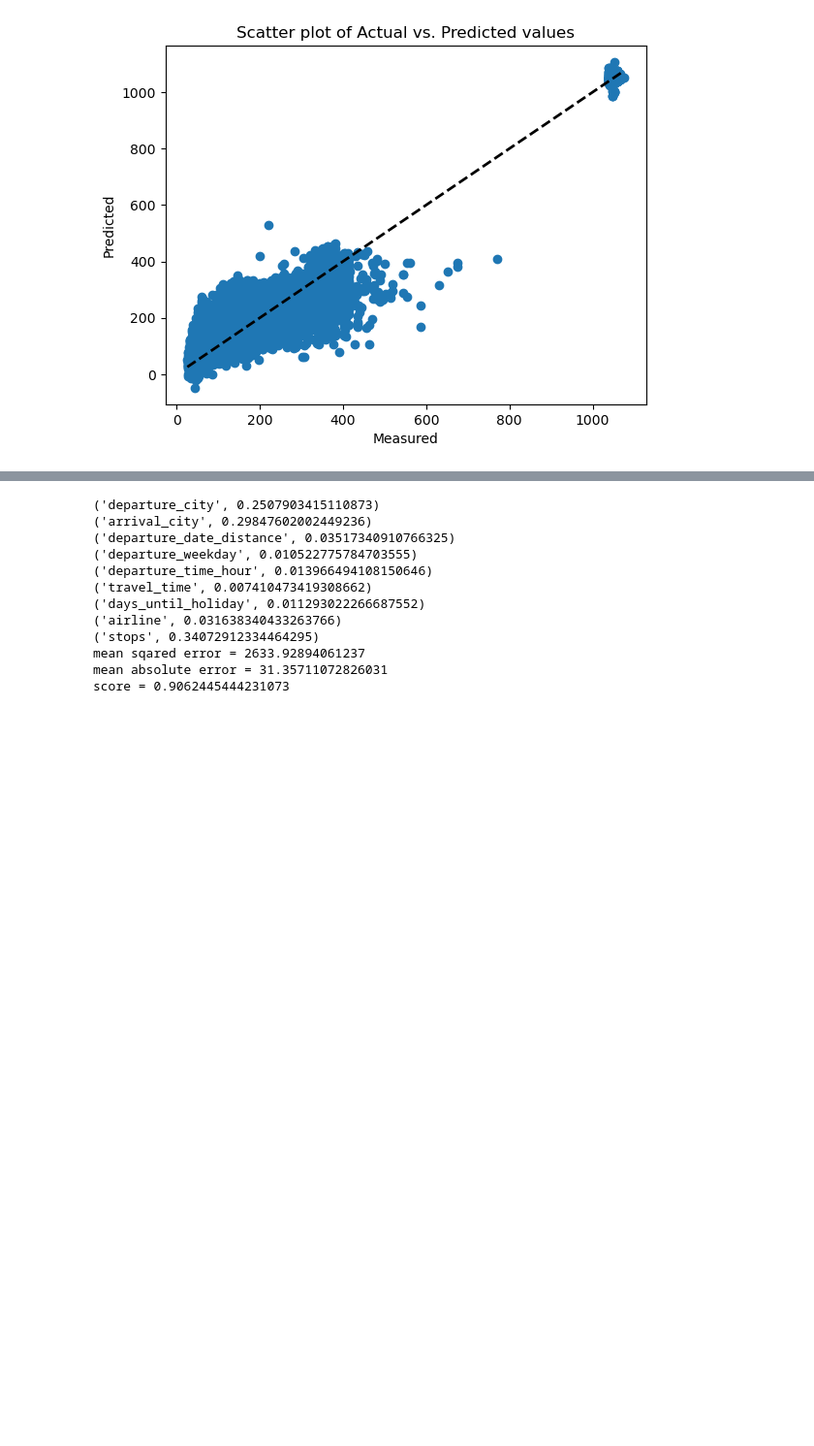
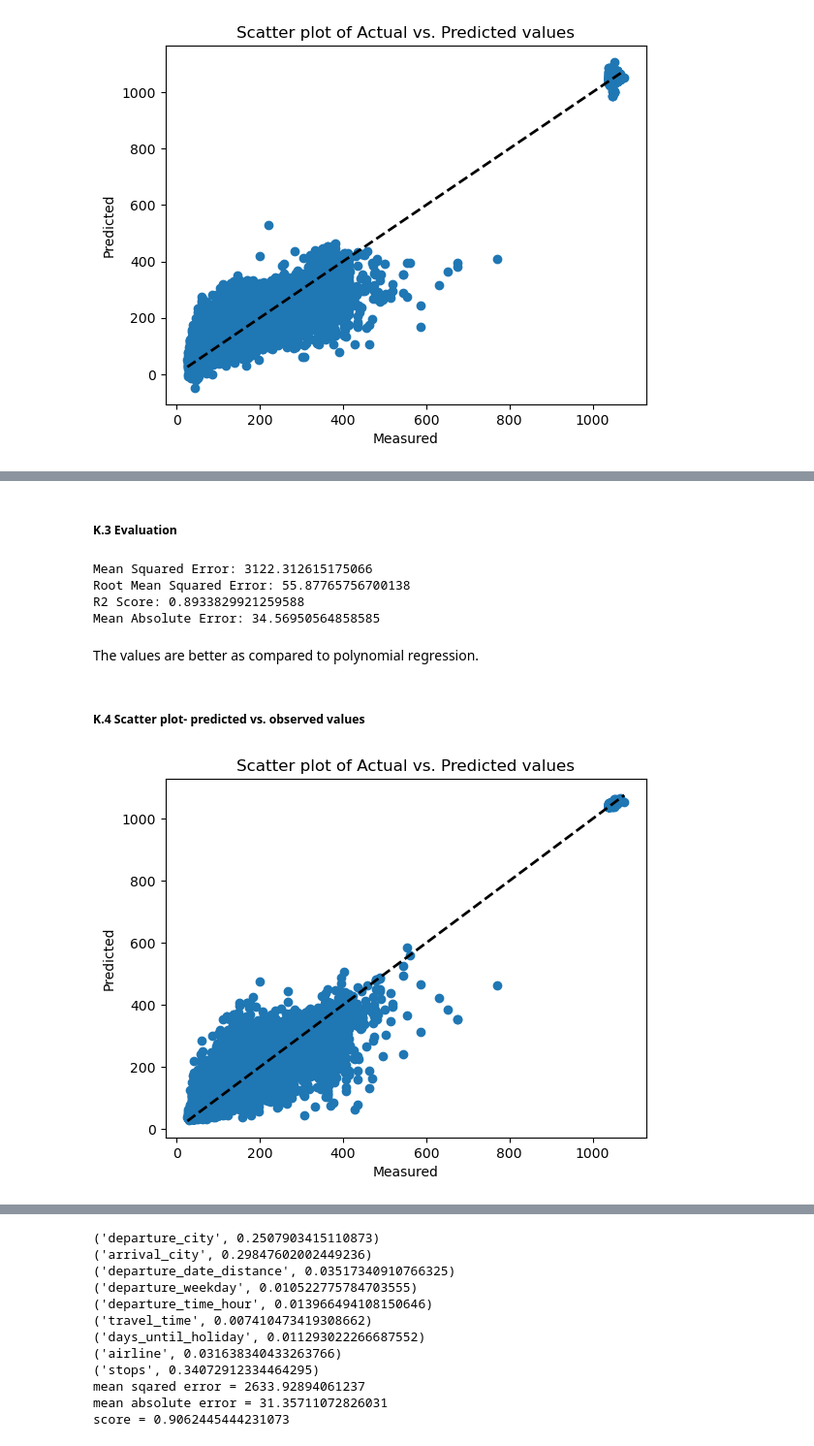
Before and after one commit to joss-thu/MLProj-GermanAirFares, a Jupyter notebook: German_Air_fares/ML_Project_AirFares.ipynb, the cells around one changed output, grey strips where cells are left out. Shown at 97% size. Saved outputs shown, nothing was run; the diff lists cells and outputs as text; code cells hidden in the pictures; blank space fills up the shorter version.

Commit message:
KNN regressor added.

```diff
--- a/German_Air_fares/ML_Project_AirFares.ipynb
+++ b/German_Air_fares/ML_Project_AirFares.ipynb
@@ -624,0 +636,22 @@ plt.show()
+# %%
+# Define pipeline
+pipeline = Pipeline(steps=[
+    ('preprocessor', StandardScaler()),
+    ('regressor', KNeighborsRegressor(),)
+])
+
+
+# Define the parameter grid
+param_grid = {
+    'regressor__n_neighbors': range(1, 10)
+}
+
+# Create the grid search object
+grid_search = GridSearchCV(pipeline, param_grid, cv=10, scoring='neg_mean_squared_error')
+
+# Fit the grid search
+grid_search.fit(x_train, y_train)
+
+# Print the best parameters and the best score
+print('Best parameters:', grid_search.best_params_)
+print('Best score:', np.sqrt(-grid_search.best_score_))
@@ -624,0 +665,46 @@ plt.show()
+# %%
+# Define preprocessor
+preprocessor = StandardScaler()
+
+# Define pipeline
+pipeline = Pipeline(steps=[
+    ('preprocessor', preprocessor),
+    ('regressor', KNeighborsRegressor(n_neighbors=4))
+])
+
+
+# Train model
+pipeline.fit(x_train, y_train)
+
+# Predict and evaluate
+y_pred = pipeline.predict(x_test)
+# %% [markdown]
+##### K.3 Evaluation
+# %%
+mse = mean_squared_error(y_test, y_pred)
+rmse = np.sqrt(mse)
+r2 = r2_score(y_test, y_pred)
+mae = mean_absolute_error(y_test, y_pred)
+
+print(f'Mean Squared Error: {mse}')
+print(f'Root Mean Squared Error: {rmse}')
+print(f'R2 Score: {r2}')
+print('Mean Absolute Error:', mae)
+# %% [output]
+Mean Squared Error: 3122.312615175066
+Root Mean Squared Error: 55.87765756700138
+R2 Score: 0.8933829921259588
+Mean Absolute Error: 34.56950564858585
+# %% [markdown]
+The values are better as compared to polynomial regression.
+# %% [markdown]
+##### K.4 Scatter plot- predicted vs. observed values
+# %%
+plt.scatter(y_test, y_pred)
+plt.plot([y_test.min(), y_test.max()], [y_test.min(), y_test.max()], 'k--', lw=2)
+plt.xlabel('Measured')
+plt.ylabel('Predicted')
+plt.title('Scatter plot of Actual vs. Predicted values')
+plt.show()
+# %% [output]
+[figure, added]
```
Also changed, not shown: parts of 27 cells of this notebook, 1 other file.
